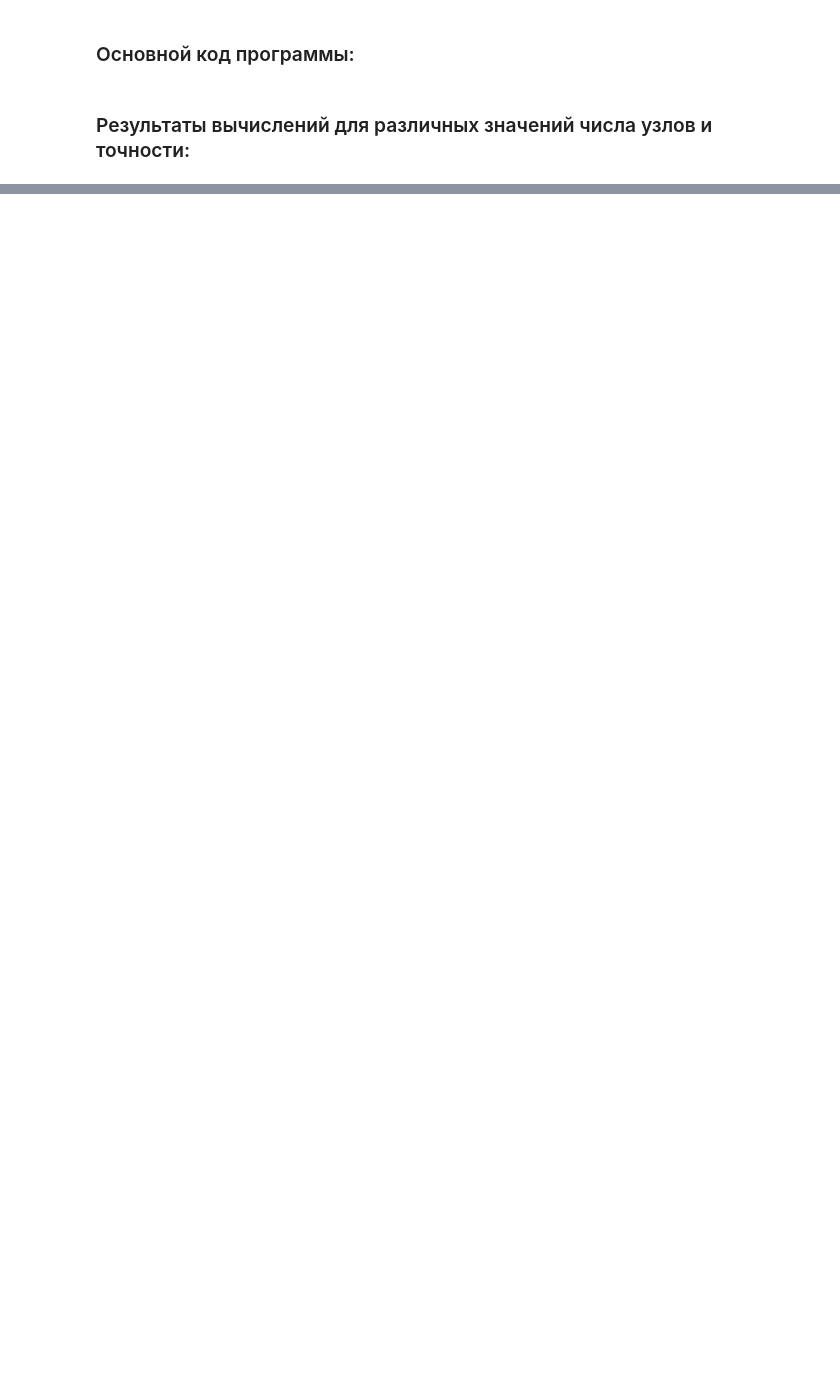
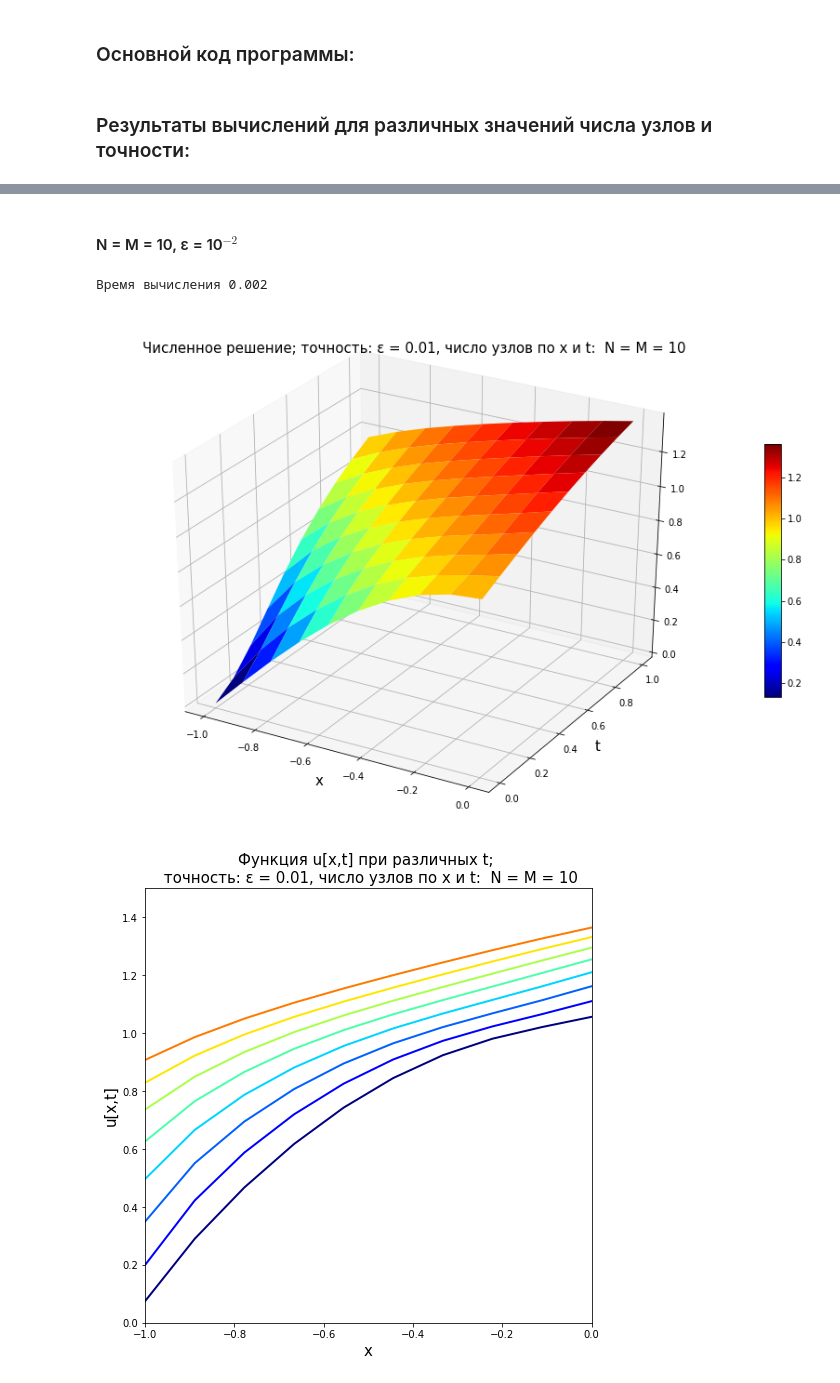
Before and after one commit to ctbip/omm-praki, a Jupyter notebook: styrov-28var.ipynb, the cells around one changed output, grey strips where cells are left out. Saved outputs shown, nothing was run; the diff lists cells and outputs as text; code cells hidden in the pictures; blank space fills up the shorter version.

```diff
--- a/styrov-28var.ipynb
+++ b/styrov-28var.ipynb
@@ -164,0 +197,8 @@ solve_and_plot(10000, 10000, 1e-6)
+# %% [markdown]
+#### N = M = 10, ε = 10$^{-2}$
+# %%
+solve_and_plot(10, 10, 1e-2)
+# %% [output]
+Время вычисления 0.002
+[figure, added]
+[figure, added]
```
Also changed, not shown: parts of 10 cells of this notebook.
